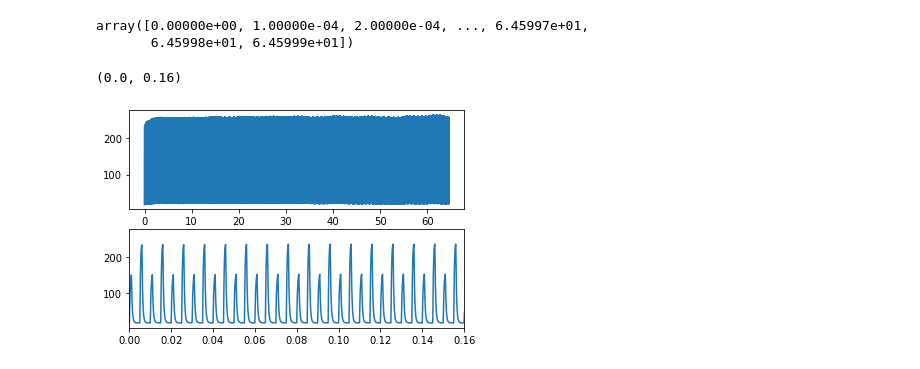
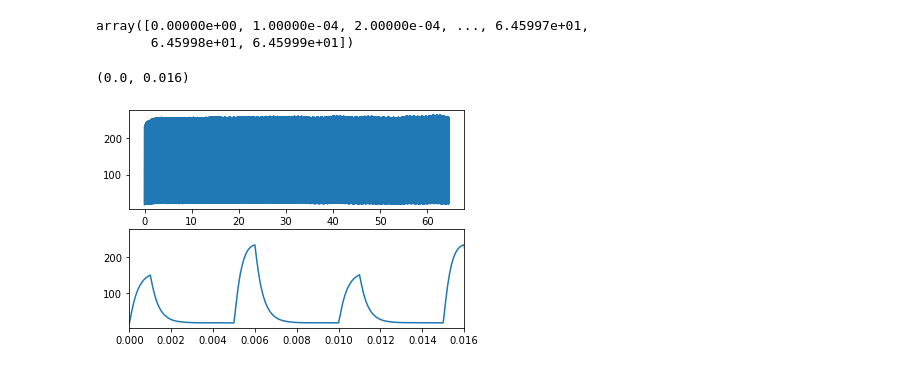
Before and after one commit to Zehao-x/diabetes_classification, a Jupyter notebook: glucose detection.ipynb, the cells around one changed output. Cells and saved outputs as stored; diff of their text form; code cells hidden in the pictures.

```diff
--- a/glucose detection.ipynb
+++ b/glucose detection.ipynb
@@ -6,17 +6,19 @@ import matplotlib.pyplot as plt
 
 data = pd.read_csv('051622 Sample 1.txt', delimiter='\t', header=None)
 pv = data[1].to_numpy()
-T = data[0][1] - data[0][0]
-timestamp = np.arange(start = 0, stop = len(pv)*T, step = T)
+T_s = data[0][1] - data[0][0]
+timestamp = np.arange(start = 0, stop = len(pv)*T_s, step = T_s)
-# %% [output]
-array([0.00000e+00, 1.00000e-04, 2.00000e-04, ..., 6.45997e+01,
-       6.45998e+01, 6.45999e+01])
+# %%
+timestamp
+# %% [output]
+array([0.00000e+00, 1.00000e-04, 2.00000e-04, ..., 6.45997e+01,
+       6.45998e+01, 6.45999e+01])
 # %%
 ax1 = plt.subplot(211)
 ax2 = plt.subplot(212)
 ax1.plot(timestamp,pv)
 ax2.plot(timestamp,pv)
-ax2.set_xlim(0, 1600*T)
+ax2.set_xlim(0, 160*T_s)
 # %% [output]
-(0.0, 0.16)
+(0.0, 0.016)
-[figure, old version]
+[figure, new version]
```
Also changed, not shown: parts of 10 cells of this notebook.
